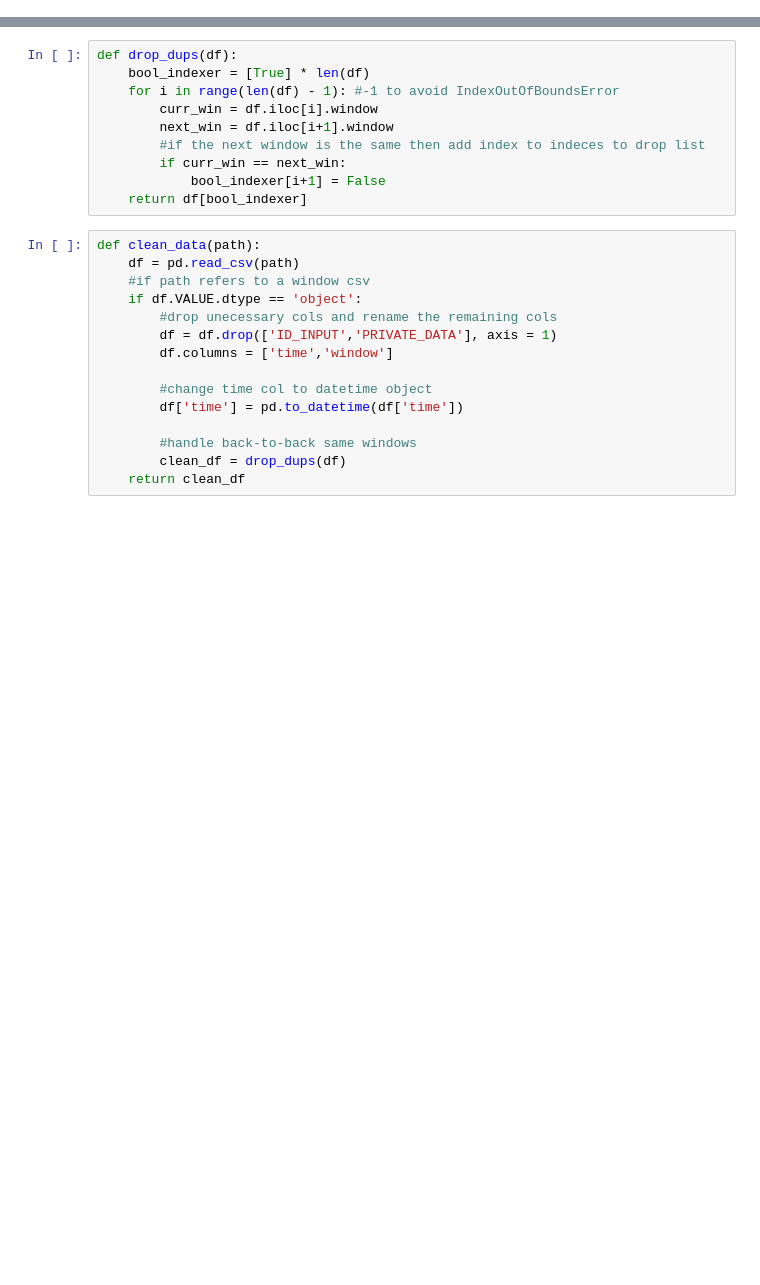
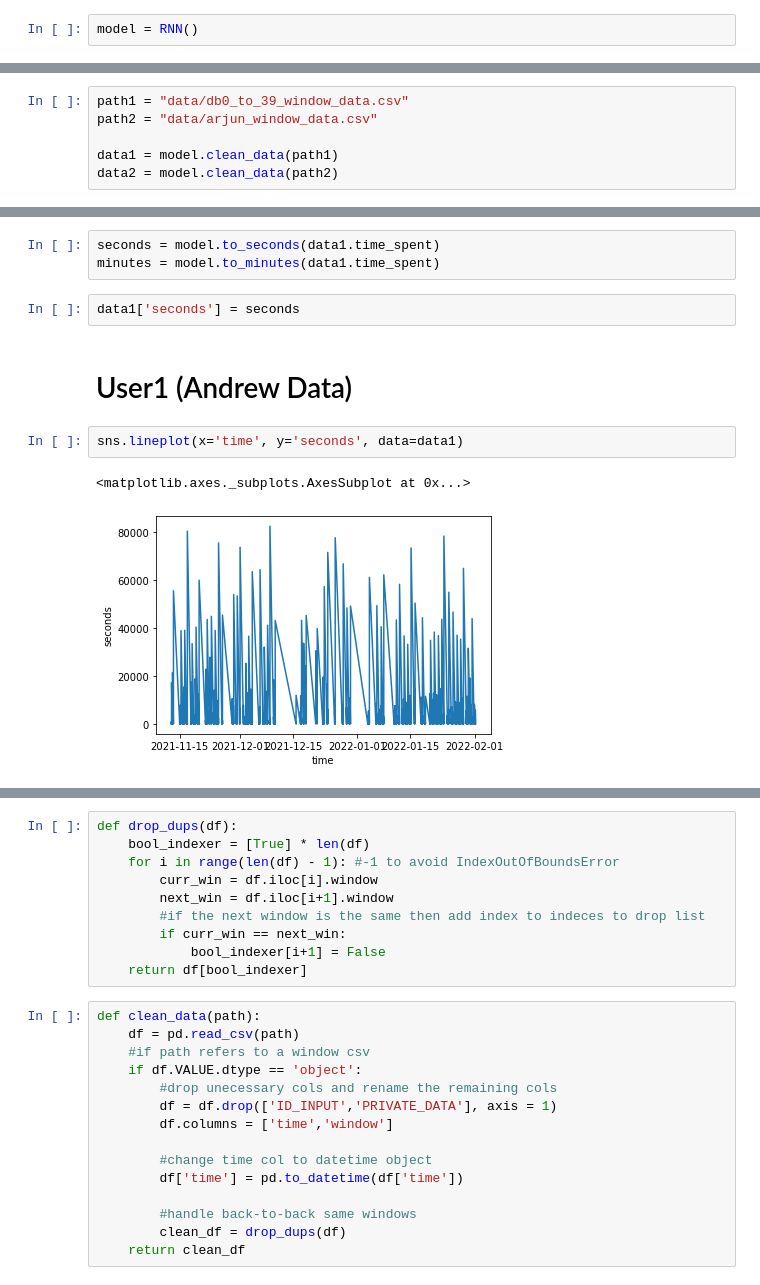
Before and after one commit to arjunsawhney1/DSC180A-Intel-Capstone, a Jupyter notebook: notebooks/RNN/rnn_eda.ipynb, the cells around one changed output, grey strips where cells are left out. Drawn from its saved outputs; the diff is of its cells as text; blank space fills up the shorter version.

```diff
--- a/notebooks/RNN/rnn_eda.ipynb
+++ b/notebooks/RNN/rnn_eda.ipynb
@@ -18,0 +8,2 @@ data.iloc[0].VALUE
+# %%
+model = RNN()
@@ -18,0 +12,6 @@ data.iloc[0].VALUE
+# %%
+path1 = "data/db0_to_39_window_data.csv"
+path2 = "data/arjun_window_data.csv"
+
+data1 = model.clean_data(path1)
+data2 = model.clean_data(path2)
@@ -18,0 +34,12 @@ data.iloc[0].VALUE
+# %%
+seconds = model.to_seconds(data1.time_spent)
+minutes = model.to_minutes(data1.time_spent)
+# %%
+data1['seconds'] = seconds
+# %% [markdown]
+# User1 (Andrew Data)
+# %%
+sns.lineplot(x='time', y='seconds', data=data1)
+# %% [output]
+<matplotlib.axes._subplots.AxesSubplot at 0x...>
+[figure, added]
```
Also changed, not shown: parts of 21 cells of this notebook, 10 other files.
